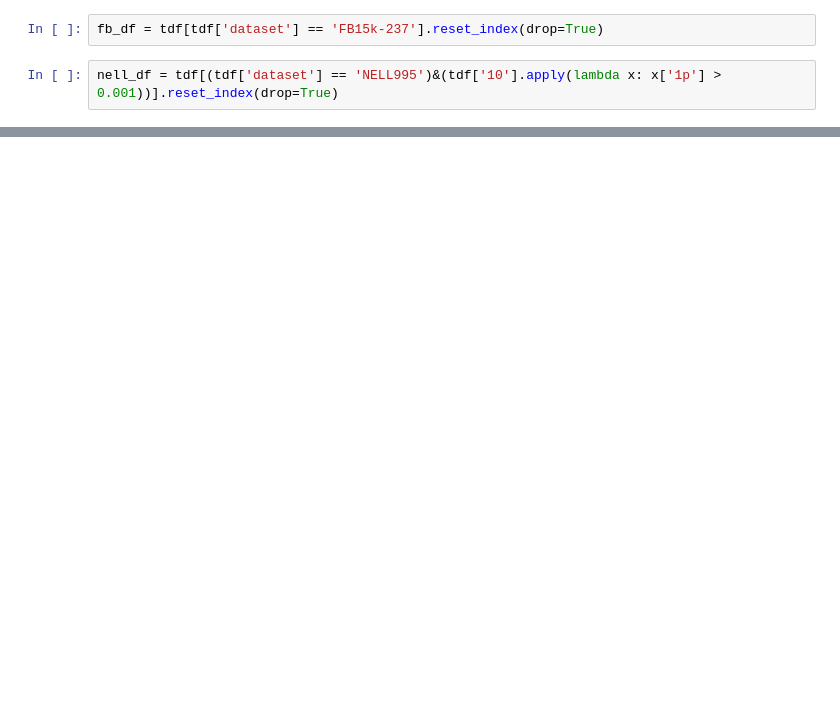
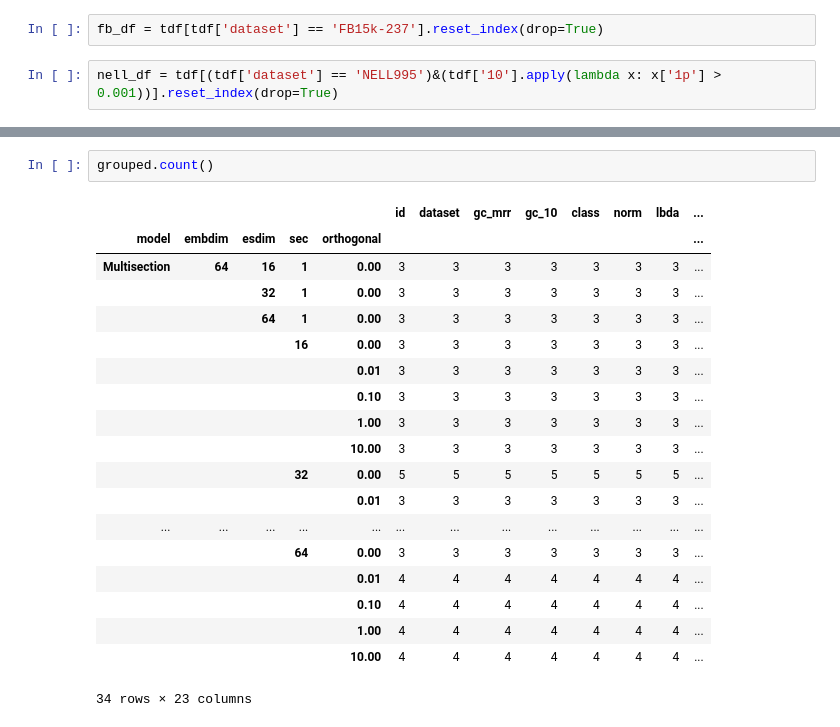
Before and after one commit to tgebhart/sheaf_kg, a Jupyter notebook: notebooks/generate_results_tables.ipynb, the cells around one changed output, grey strips where cells are left out. Cells and saved outputs as stored; diff of their text form; blank space fills up the shorter version.

```diff
--- a/notebooks/generate_results_tables.ipynb
+++ b/notebooks/generate_results_tables.ipynb
@@ -127,3 +116,25 @@ for complex_metric in complex_metrics:
+# %%
+grouped.count()
+# %% [output]
+|  |  |  |  |  | id | dataset | gc_mrr | gc_10 | class | norm | lbda | ... |
+| model | embdim | esdim | sec | orthogonal |  |  |  |  |  |  |  | ... |
+| Multisection | 64 | 16 | 1 | 0.00 | 3 | 3 | 3 | 3 | 3 | 3 | 3 | ... |
+|  |  | 32 | 1 | 0.00 | 3 | 3 | 3 | 3 | 3 | 3 | 3 | ... |
+|  |  | 64 | 1 | 0.00 | 3 | 3 | 3 | 3 | 3 | 3 | 3 | ... |
+|  |  |  | 16 | 0.00 | 3 | 3 | 3 | 3 | 3 | 3 | 3 | ... |
+|  |  |  |  | 0.01 | 3 | 3 | 3 | 3 | 3 | 3 | 3 | ... |
+|  |  |  |  | 0.10 | 3 | 3 | 3 | 3 | 3 | 3 | 3 | ... |
+|  |  |  |  | 1.00 | 3 | 3 | 3 | 3 | 3 | 3 | 3 | ... |
+|  |  |  |  | 10.00 | 3 | 3 | 3 | 3 | 3 | 3 | 3 | ... |
+|  |  |  | 32 | 0.00 | 5 | 5 | 5 | 5 | 5 | 5 | 5 | ... |
+|  |  |  |  | 0.01 | 3 | 3 | 3 | 3 | 3 | 3 | 3 | ... |
+| ... | ... | ... | ... | ... | ... | ... | ... | ... | ... | ... | ... | ... |
+|  |  |  | 64 | 0.00 | 3 | 3 | 3 | 3 | 3 | 3 | 3 | ... |
+|  |  |  |  | 0.01 | 4 | 4 | 4 | 4 | 4 | 4 | 4 | ... |
+|  |  |  |  | 0.10 | 4 | 4 | 4 | 4 | 4 | 4 | 4 | ... |
+|  |  |  |  | 1.00 | 4 | 4 | 4 | 4 | 4 | 4 | 4 | ... |
+|  |  |  |  | 10.00 | 4 | 4 | 4 | 4 | 4 | 4 | 4 | ... |
+34 rows × 23 columns
 # %%
 sv
 # %% [output]
```
Also changed, not shown: parts of 9 cells of this notebook, 8 other files.
